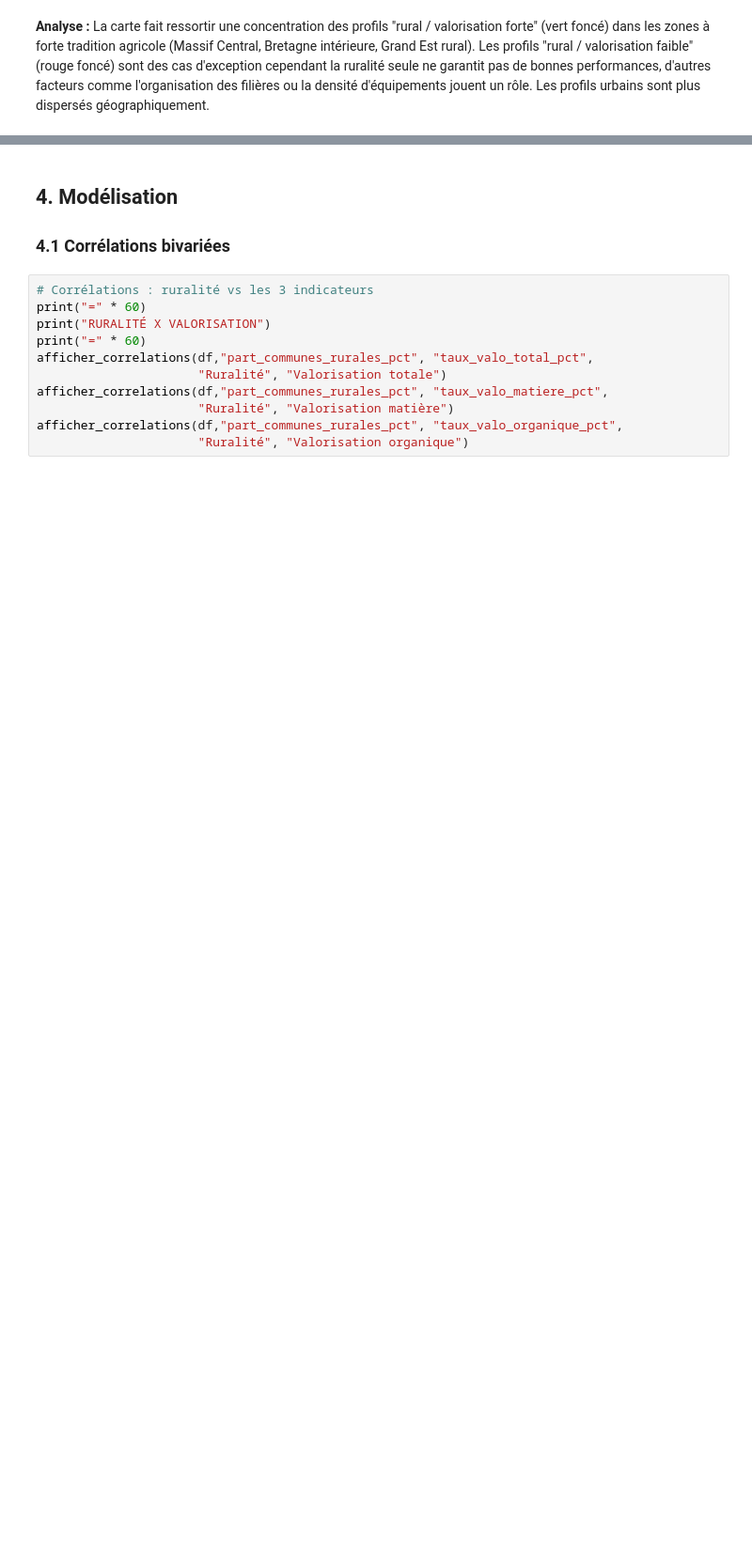
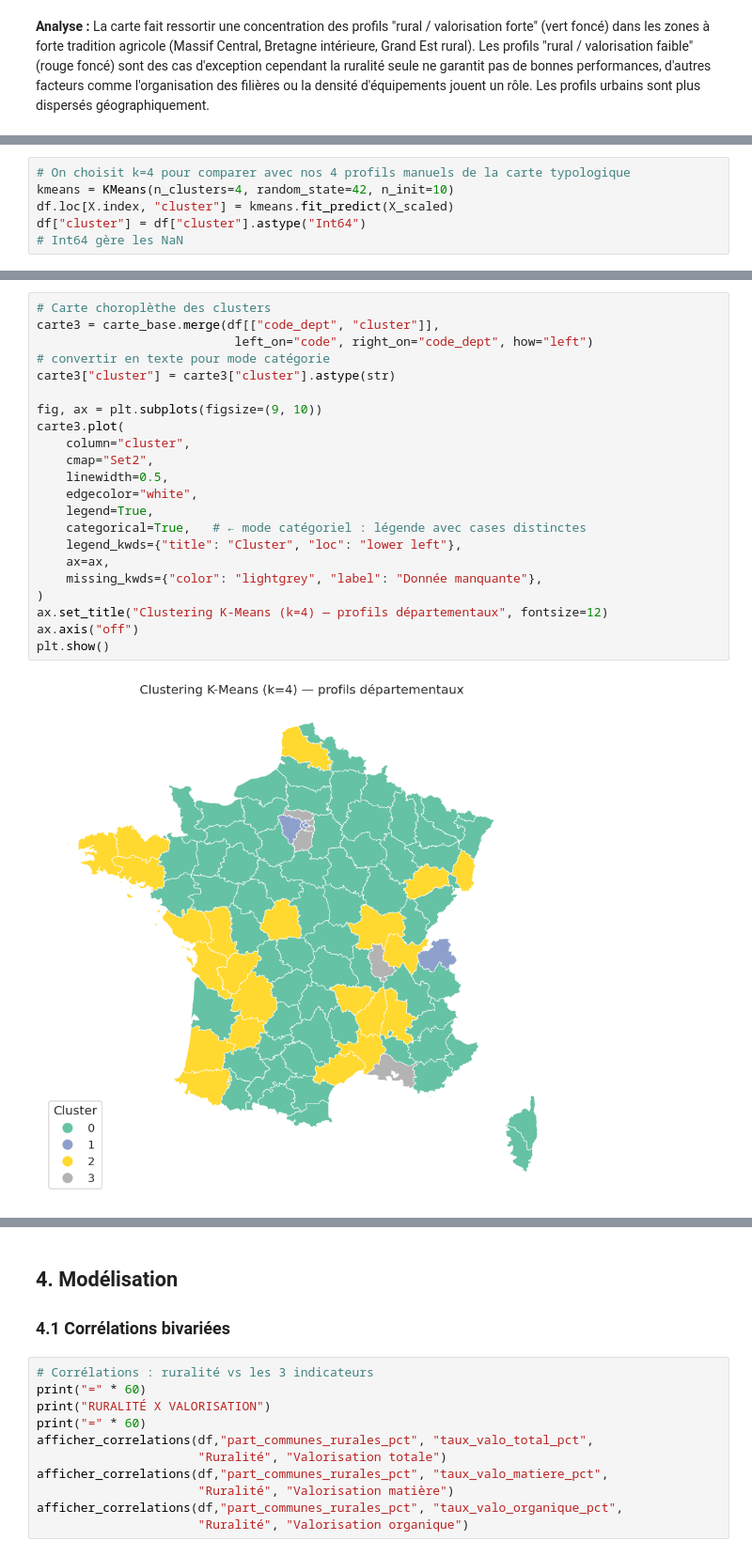
Before and after one commit to TeodoraHub/projet_pythonDS, a Jupyter notebook: notebook_recyclage_projet_python2.ipynb, the cells around one changed output, grey strips where cells are left out. Shown at 94% size. Cells and saved outputs as stored; diff of their text form; blank space fills up the shorter version.

```diff
--- a/notebook_recyclage_projet_python2.ipynb
+++ b/notebook_recyclage_projet_python2.ipynb
@@ -652,0 +703,6 @@ La carte fait ressortir une concentration des profils "rural / valorisation fort
+# %%
+# On choisit k=4 pour comparer avec nos 4 profils manuels de la carte typologique
+kmeans = KMeans(n_clusters=4, random_state=42, n_init=10)
+df.loc[X.index, "cluster"] = kmeans.fit_predict(X_scaled)
+df["cluster"] = df["cluster"].astype("Int64")
+# Int64 gère les NaN
@@ -652,0 +745,24 @@ La carte fait ressortir une concentration des profils "rural / valorisation fort
+# %%
+# Carte choroplèthe des clusters
+carte3 = carte_base.merge(df[["code_dept", "cluster"]],
+                           left_on="code", right_on="code_dept", how="left")
+# convertir en texte pour mode catégorie
+carte3["cluster"] = carte3["cluster"].astype(str)
+
+fig, ax = plt.subplots(figsize=(9, 10))
+carte3.plot(
+    column="cluster",
+    cmap="Set2",
+    linewidth=0.5,
+    edgecolor="white",
+    legend=True,
+    categorical=True,   # ← mode catégoriel : légende avec cases distinctes
+    legend_kwds={"title": "Cluster", "loc": "lower left"},
+    ax=ax,
+    missing_kwds={"color": "lightgrey", "label": "Donnée manquante"},
+)
+ax.set_title("Clustering K-Means (k=4) — profils départementaux", fontsize=12)
+ax.axis("off")
+plt.show()
+# %% [output]
+[figure, added]
```
Also changed, not shown: parts of 11 cells of this notebook.
